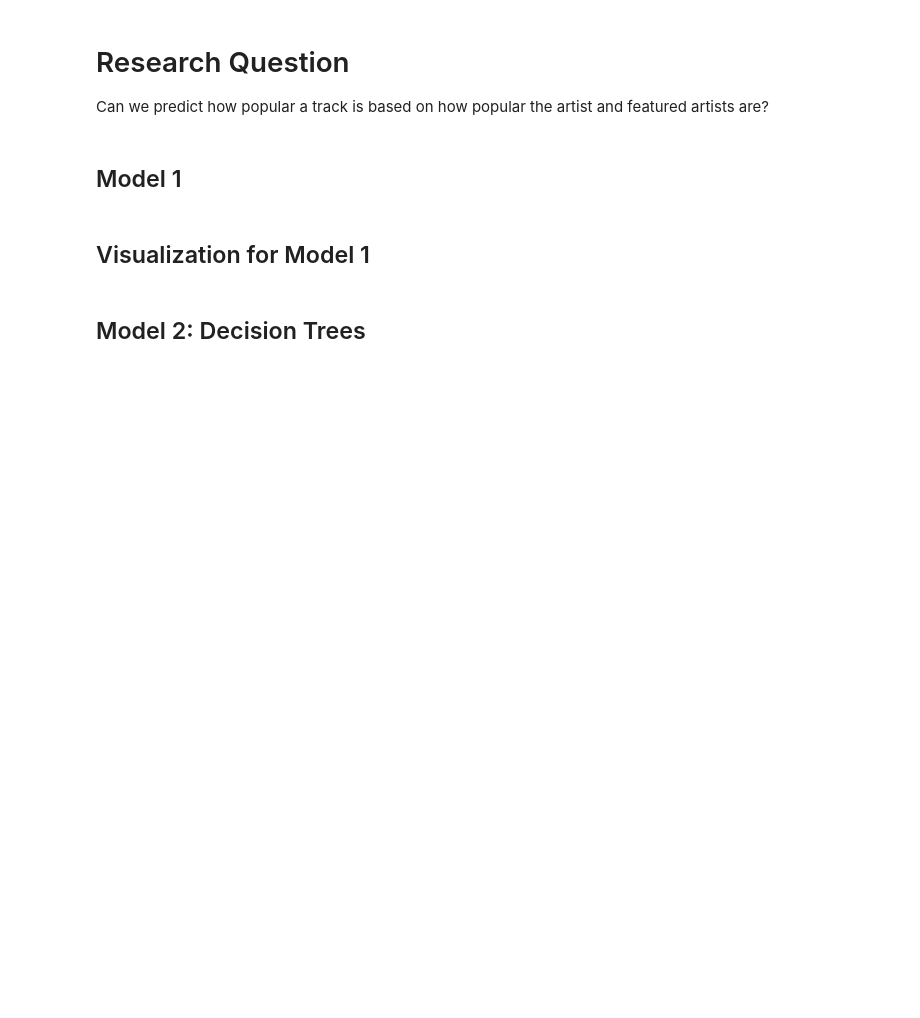
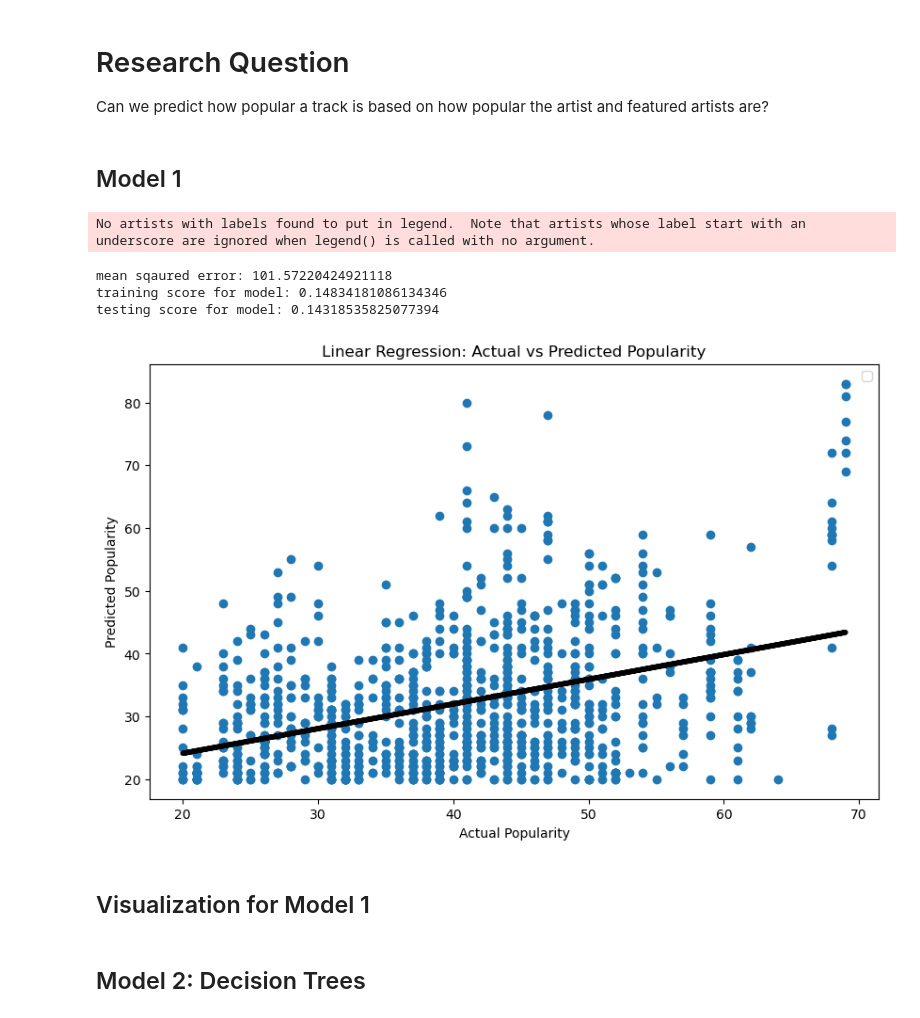
Before and after one commit to 19avisconti/https---github.com-19avisconti-info1998_final_project, a Jupyter notebook: 1998_final.ipynb, the cells around one changed output. Cells and saved outputs as stored; diff of their text form; code cells hidden in the pictures; blank space fills up the shorter version.

Commit message:
model 1 updated

```diff
--- a/1998_final.ipynb
+++ b/1998_final.ipynb
@@ -252,42 +252,50 @@ Can we predict how popular a track is based on how popular the artist and featur
 # %% [markdown]
 ## Model 1
 # %%
+import numpy as np
+import matplotlib.pyplot as plt
+import seaborn as sns
+import pandas as pd
 from sklearn.linear_model import LinearRegression
 from sklearn.model_selection import train_test_split
 from matplotlib import pyplot as plt
 from sklearn.metrics import root_mean_squared_error
 
 #Model for Artist Popularity
 model_artist = LinearRegression()
 
 #Prepare data
 df = pd.read_csv('track_data.csv')
 
-x_artist = df[["Song Popularity"]]
-y_artist = df["Artist Popularity"]
+x_artist = df[["Artist Popularity"]]
+y_artist = df["Song Popularity"]
 #Splits the data into training and testing sets
 x_art_tr, x_art_te, y_art_tr, y_art_te = train_test_split(x_artist, y_artist, test_size=0.2, random_state=42)
 #Fits model with training data
 model_artist.fit(x_art_tr, y_art_tr)
 #Predicts testing set based on model
 art_pred = model_artist.predict(x_art_te)
 #Calculates mean squared error of the Song Popularity Testing data and predicted data
 art_mean_sq_error = root_mean_squared_error(y_art_te, art_pred) **2
 #Prints error and scores for model
 print("mean sqaured error:", art_mean_sq_error)
 print("training score for model:", model_artist.score(x_art_tr, y_art_tr))
 print("testing score for model:", model_artist.score(x_art_te, y_art_te))
 
 plt.figure(figsize=(10, 6))
 plt.xlabel("Actual Popularity")
 plt.ylabel("Predicted Popularity")
 plt.title("Linear Regression: Actual vs Predicted Popularity")
-
-
 plt.scatter(x_art_te, y_art_te)
 plt.plot(x_art_te, art_pred, 'k', linewidth=4)
 plt.legend()
 plt.show()
+# %% [output]
+No artists with labels found to put in legend.  Note that artists whose label start with an underscore are ignored when legend() is called with no argument.
+mean sqaured error: 101.57220424921118
+training score for model: 0.14834181086134346
+testing score for model: 0.14318535825077394
+[figure, added]
 # %% [markdown]
 ## Visualization for Model 1
 # %% [markdown]
```
